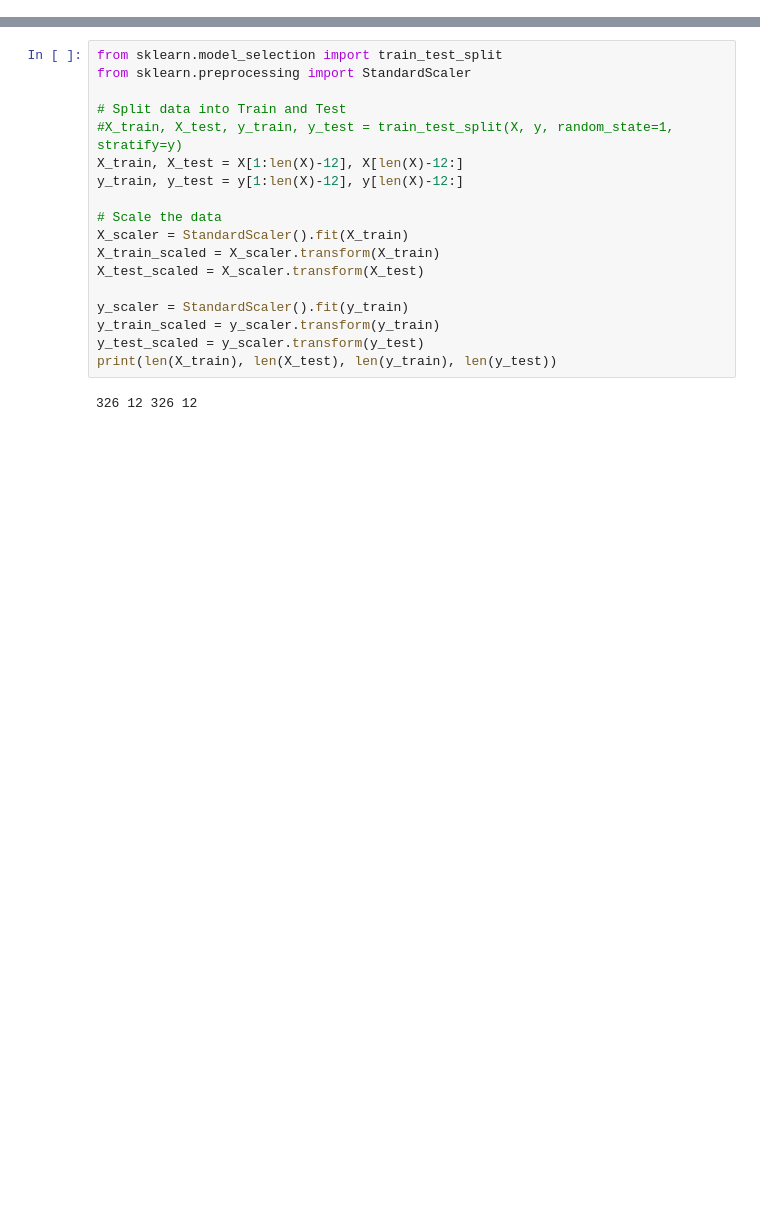
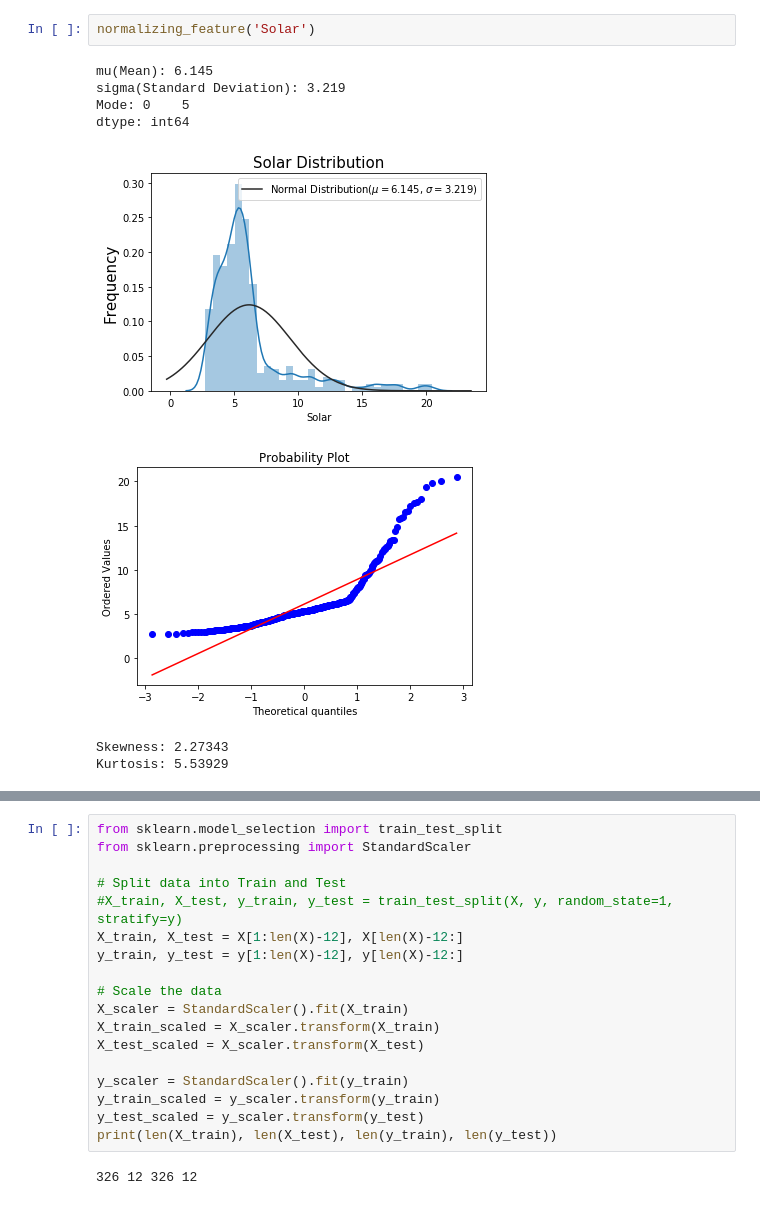
Before and after one commit to gvo34/energy-solar, a Jupyter notebook: static/notebooks/model/RandomForrest_model.ipynb, the cells around one changed output, grey strips where cells are left out. Cells and saved outputs as stored; diff of their text form; blank space fills up the shorter version.

```diff
--- a/static/notebooks/model/RandomForrest_model.ipynb
+++ b/static/notebooks/model/RandomForrest_model.ipynb
@@ -22,0 +80,11 @@ data.head()
+# %%
+normalizing_feature('Solar')
+# %% [output]
+mu(Mean): 6.145
+sigma(Standard Deviation): 3.219
+Mode: 0    5
+dtype: int64
+[figure, added]
+[figure, added]
+Skewness: 2.27343
+Kurtosis: 5.53929
```
Also changed, not shown: parts of 16 cells of this notebook, 3 other files.
